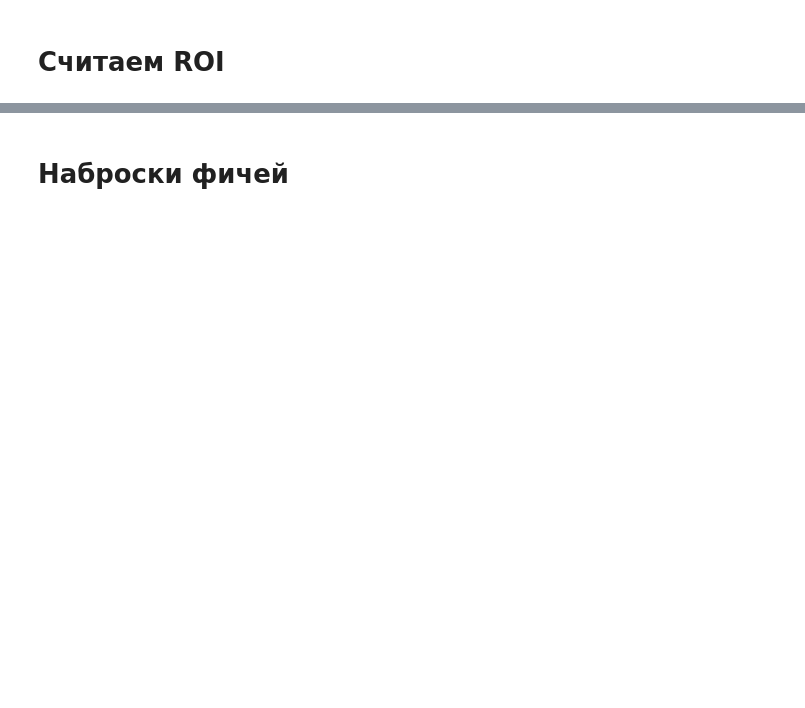
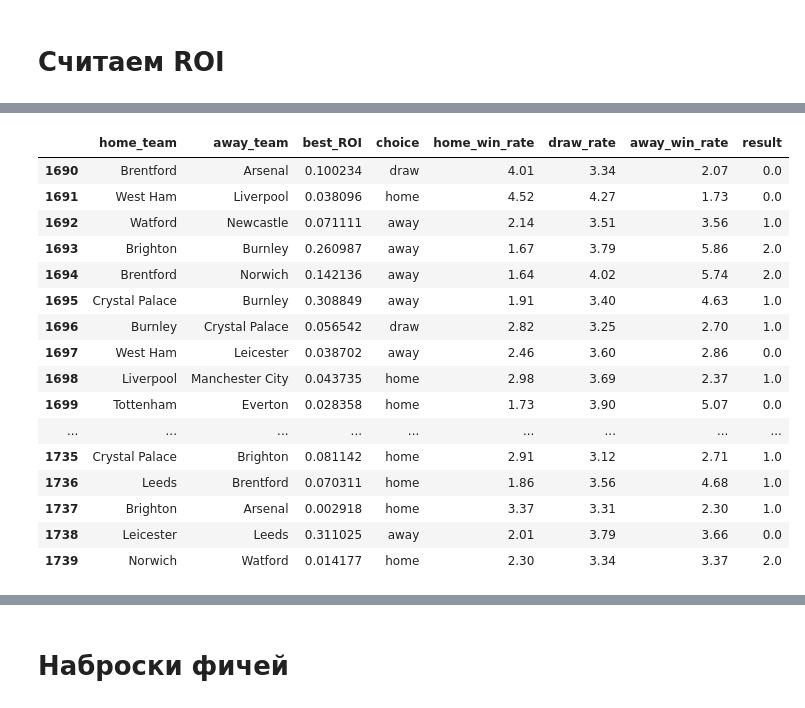
Before and after one commit to macroslav/bets-model, a Jupyter notebook: Bets pipeline.ipynb, the cells around one changed output, grey strips where cells are left out. Saved outputs shown, nothing was run; the diff lists cells and outputs as text; code cells hidden in the pictures; blank space fills up the shorter version.

```diff
--- a/Bets pipeline.ipynb
+++ b/Bets pipeline.ipynb
@@ -317,6 +338,7 @@ roi_info
 # %%
 def explain_roi_info(roi_info):
     roi_cols = ['home_win_ROI', 'away_win_ROI', 'draw_ROI']
+    best_roi_df = pd.DataFrame()
     for index, row in roi_info.iterrows():
         print(f"Match #{index+1}: {row.home_team} vs {row.away_team}")
 
@@ -326,12 +348,24 @@ def explain_roi_info(roi_info):
         for col in roi_cols:
             if row[col] == max_roi:
                 current_choice = col
+        current_choice = ' '.join(current_choice.split('_')[:1])
 
         if max_roi > 0:
-            print(f"Maximal ROI = {max_roi*100}% on {' '.join(current_choice.split('_')[:1])}")
+            print(f"Maximal ROI = {max_roi*100}% on {current_choice}")
 
         else:
             print("Нет положительного ROI")
 
         print('_______________________________ \n')
+
+        best_roi_df.loc[index, 'home_team'] = row.home_team
+        best_roi_df.loc[index, 'away_team'] = row.away_team
+        best_roi_df.loc[index, 'best_ROI'] = max_roi
+        best_roi_df.loc[index, 'choice'] = current_choice
+        best_roi_df.loc[index, 'home_win_rate'] = row.home_win_rate
+        best_roi_df.loc[index, 'draw_rate'] = row.draw_rate
+        best_roi_df.loc[index, 'away_win_rate'] = row.away_win_rate
+        best_roi_df.loc[index, 'result'] = row.result
+
+    return best_roi_df
 # %%
@@ -356 +390,21 @@ Maximal ROI = 4.466808657051047% on draw
 _______________________________
+# %%
+best_roi_df
+# %% [output]
+|  | home_team | away_team | best_ROI | choice | home_win_rate | draw_rate | away_win_rate | result |
+| 1690 | Brentford | Arsenal | 0.100234 | draw | 4.01 | 3.34 | 2.07 | 0.0 |
+| 1691 | West Ham | Liverpool | 0.038096 | home | 4.52 | 4.27 | 1.73 | 0.0 |
+| 1692 | Watford | Newcastle | 0.071111 | away | 2.14 | 3.51 | 3.56 | 1.0 |
+| 1693 | Brighton | Burnley | 0.260987 | away | 1.67 | 3.79 | 5.86 | 2.0 |
+| 1694 | Brentford | Norwich | 0.142136 | away | 1.64 | 4.02 | 5.74 | 2.0 |
+| 1695 | Crystal Palace | Burnley | 0.308849 | away | 1.91 | 3.40 | 4.63 | 1.0 |
+| 1696 | Burnley | Crystal Palace | 0.056542 | draw | 2.82 | 3.25 | 2.70 | 1.0 |
+| 1697 | West Ham | Leicester | 0.038702 | away | 2.46 | 3.60 | 2.86 | 0.0 |
+| 1698 | Liverpool | Manchester City | 0.043735 | home | 2.98 | 3.69 | 2.37 | 1.0 |
+| 1699 | Tottenham | Everton | 0.028358 | home | 1.73 | 3.90 | 5.07 | 0.0 |
+| ... | ... | ... | ... | ... | ... | ... | ... | ... |
+| 1735 | Crystal Palace | Brighton | 0.081142 | home | 2.91 | 3.12 | 2.71 | 1.0 |
+| 1736 | Leeds | Brentford | 0.070311 | home | 1.86 | 3.56 | 4.68 | 1.0 |
+| 1737 | Brighton | Arsenal | 0.002918 | home | 3.37 | 3.31 | 2.30 | 1.0 |
+| 1738 | Leicester | Leeds | 0.311025 | away | 2.01 | 3.79 | 3.66 | 0.0 |
+| 1739 | Norwich | Watford | 0.014177 | home | 2.30 | 3.34 | 3.37 | 2.0 |
```
Also changed, not shown: parts of 16 cells of this notebook.
